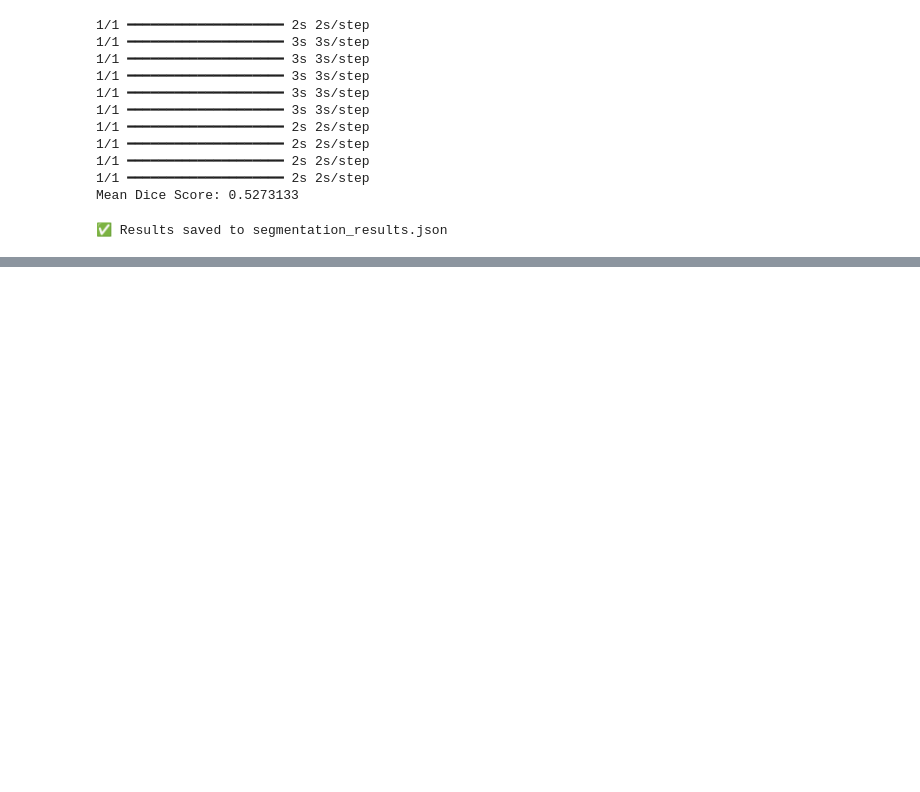
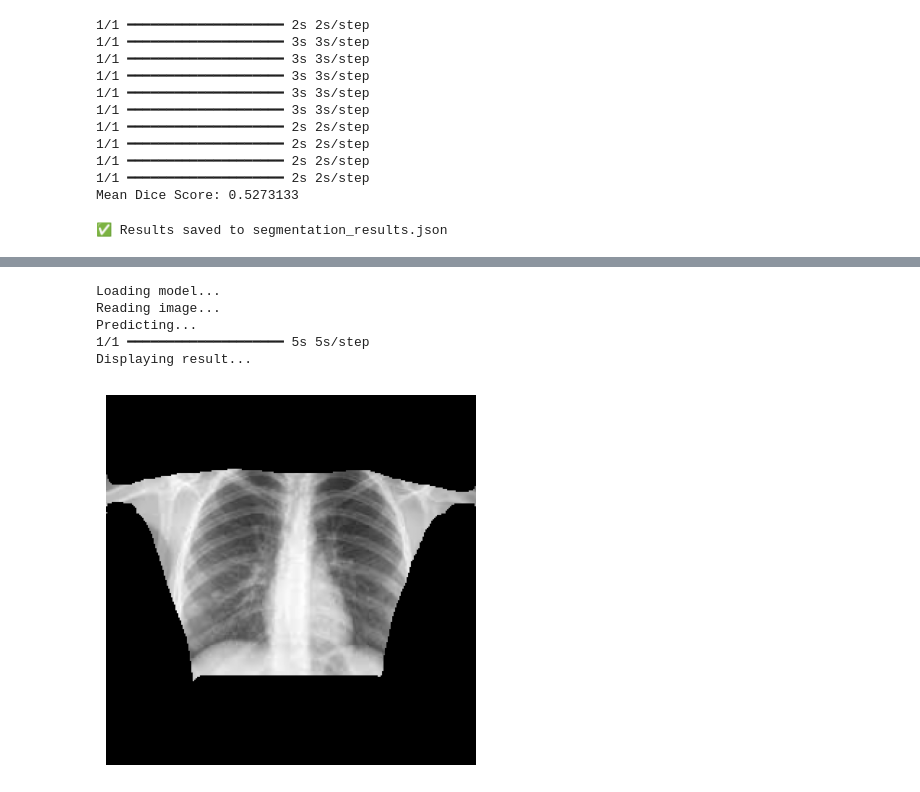
Before and after one commit to EDRIC-1304/Ai-CDD, a Jupyter notebook: notebooks/unet_baseline.ipynb, the cells around one changed output, grey strips where cells are left out. Drawn from its saved outputs; the diff is of its cells as text; code cells hidden in the pictures; blank space fills up the shorter version.

```diff
--- a/notebooks/unet_baseline.ipynb
+++ b/notebooks/unet_baseline.ipynb
@@ -387,0 +518,42 @@ print("✅ Results saved to segmentation_results.json")
+# %%
+import cv2
+import numpy as np
+import matplotlib.pyplot as plt
+from tensorflow.keras.models import load_model
+
+# =========================
+# CHANGE ONLY THIS LINE
+# =========================
+IMAGE_PATH = r"C:\Users\edric\Downloads\sample4.jfif"
+
+MODEL_PATH = r"D:\FY_Project\Ai-CDD\models_saved\unet_baseline.keras"
+IMG_SIZE = 256
+THRESH = 0.3
+
+print("Loading model...")
+model = load_model(MODEL_PATH, compile=False)
+
+print("Reading image...")
+img = cv2.imread(IMAGE_PATH, cv2.IMREAD_GRAYSCALE)
+img = cv2.resize(img, (IMG_SIZE, IMG_SIZE))
+
+img_norm = img / 255.0
+img_input = np.expand_dims(img_norm, axis=(0, -1))
+
+print("Predicting...")
+pred = model.predict(img_input)[0]
+
+mask = (pred > THRESH).astype(np.float32)
+lung_only = img_norm * mask.squeeze()
+
+print("Displaying result...")
+plt.imshow(lung_only, cmap="gray")
+plt.axis("off")
+plt.show()
+# %% [output]
+Loading model...
+Reading image...
+Predicting...
+1/1 ━━━━━━━━━━━━━━━━━━━━ 5s 5s/step
+Displaying result...
+[figure, added]
```
Also changed, not shown: parts of 2 cells of this notebook, 3 other files.
